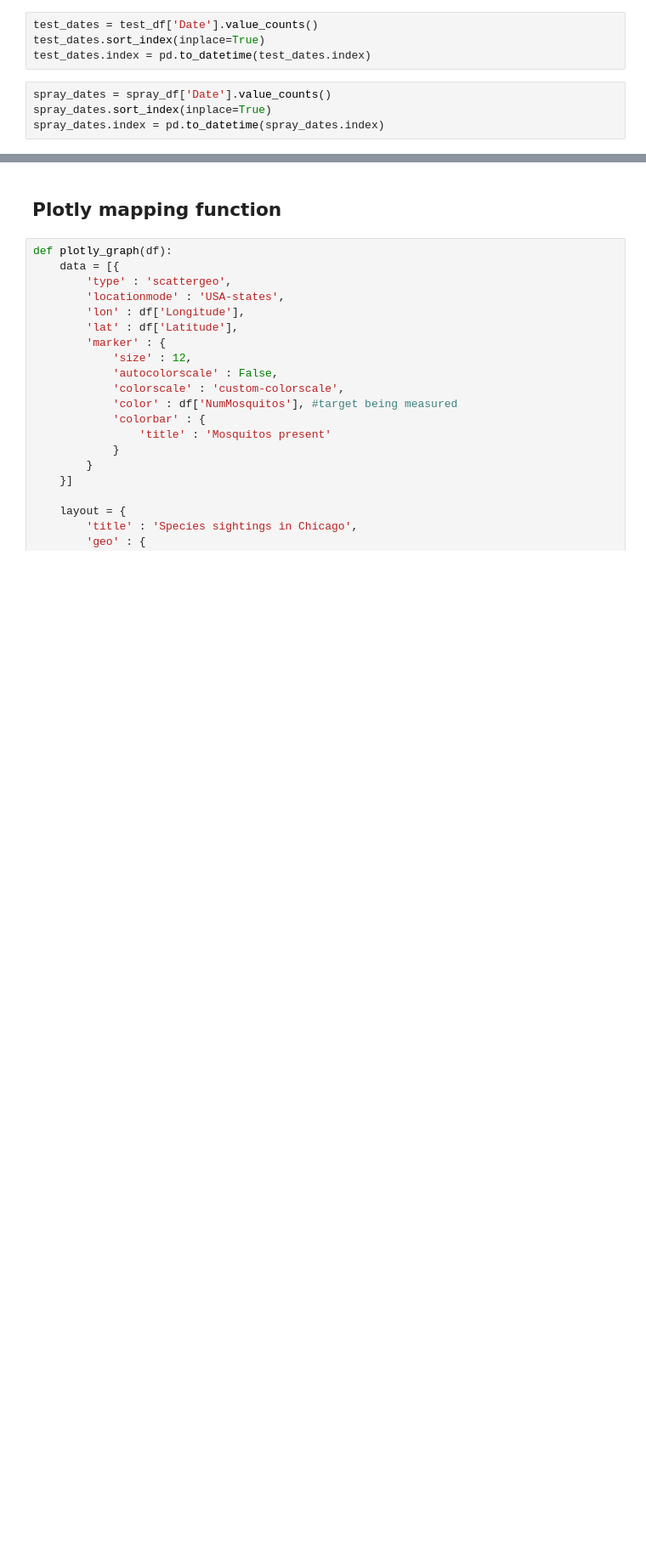
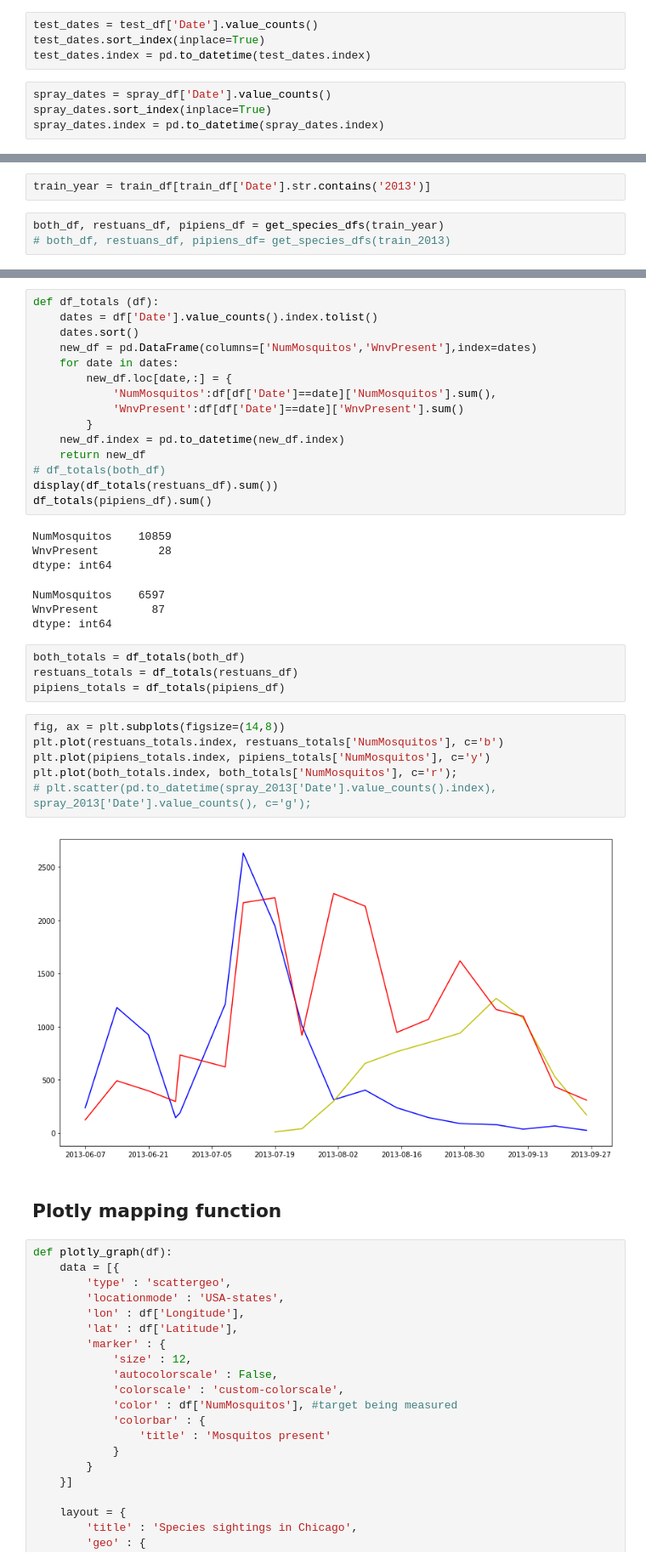
Before and after one commit to harryconnelly/westnilevirus, a Jupyter notebook: Code/EDA-Owen.ipynb, the cells around one changed output, grey strips where cells are left out. Shown at 85% size. Saved outputs shown, nothing was run; the diff lists cells and outputs as text; blank space fills up the shorter version.

```diff
--- a/Code/EDA-Owen.ipynb
+++ b/Code/EDA-Owen.ipynb
@@ -189,0 +183,5 @@ Name: Date, Length: 10506, dtype: bool
+# %%
+train_year = train_df[train_df['Date'].str.contains('2013')]
+# %%
+both_df, restuans_df, pipiens_df = get_species_dfs(train_year)
+# both_df, restuans_df, pipiens_df= get_species_dfs(train_2013)
@@ -190,3 +196,37 @@ Name: Date, Length: 10506, dtype: bool
+# %%
+def df_totals (df):
+    dates = df['Date'].value_counts().index.tolist()
+    dates.sort()
+    new_df = pd.DataFrame(columns=['NumMosquitos','WnvPresent'],index=dates)
+    for date in dates:
+        new_df.loc[date,:] = {
+            'NumMosquitos':df[df['Date']==date]['NumMosquitos'].sum(),
+            'WnvPresent':df[df['Date']==date]['WnvPresent'].sum()
+        }
+    new_df.index = pd.to_datetime(new_df.index)
+    return new_df
+# df_totals(both_df)
+display(df_totals(restuans_df).sum())
+df_totals(pipiens_df).sum()
+# %% [output]
+NumMosquitos    10859
+WnvPresent         28
+dtype: int64
+NumMosquitos    6597
+WnvPresent        87
+dtype: int64
+# %%
+both_totals = df_totals(both_df)
+restuans_totals = df_totals(restuans_df)
+pipiens_totals = df_totals(pipiens_df)
+# %%
+fig, ax = plt.subplots(figsize=(14,8))
+plt.plot(restuans_totals.index, restuans_totals['NumMosquitos'], c='b')
+plt.plot(pipiens_totals.index, pipiens_totals['NumMosquitos'], c='y')
+plt.plot(both_totals.index, both_totals['NumMosquitos'], c='r');
+# plt.scatter(pd.to_datetime(spray_2013['Date'].value_counts().index), spray_2013['Date'].value_counts(), c='g');
+# %% [output]
+[figure, added]
 # %% [markdown]
 ## Plotly mapping function
 # %%
```
Also changed, not shown: parts of 11 cells of this notebook, 1 other file.
